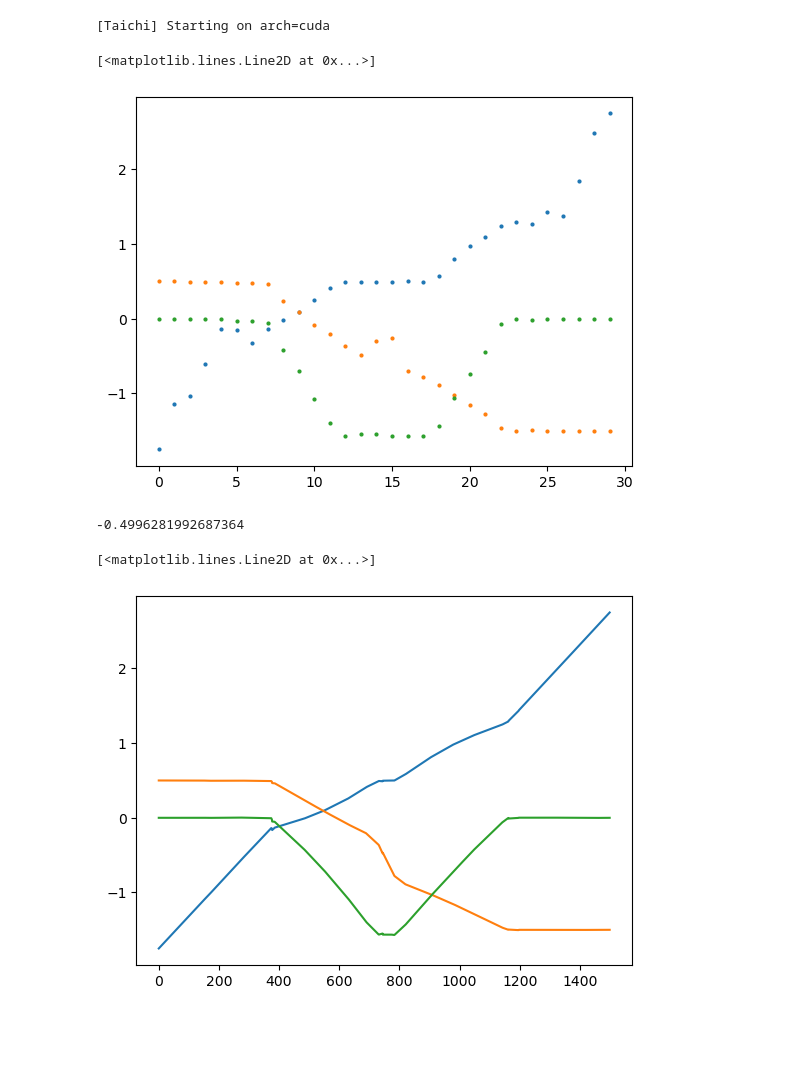
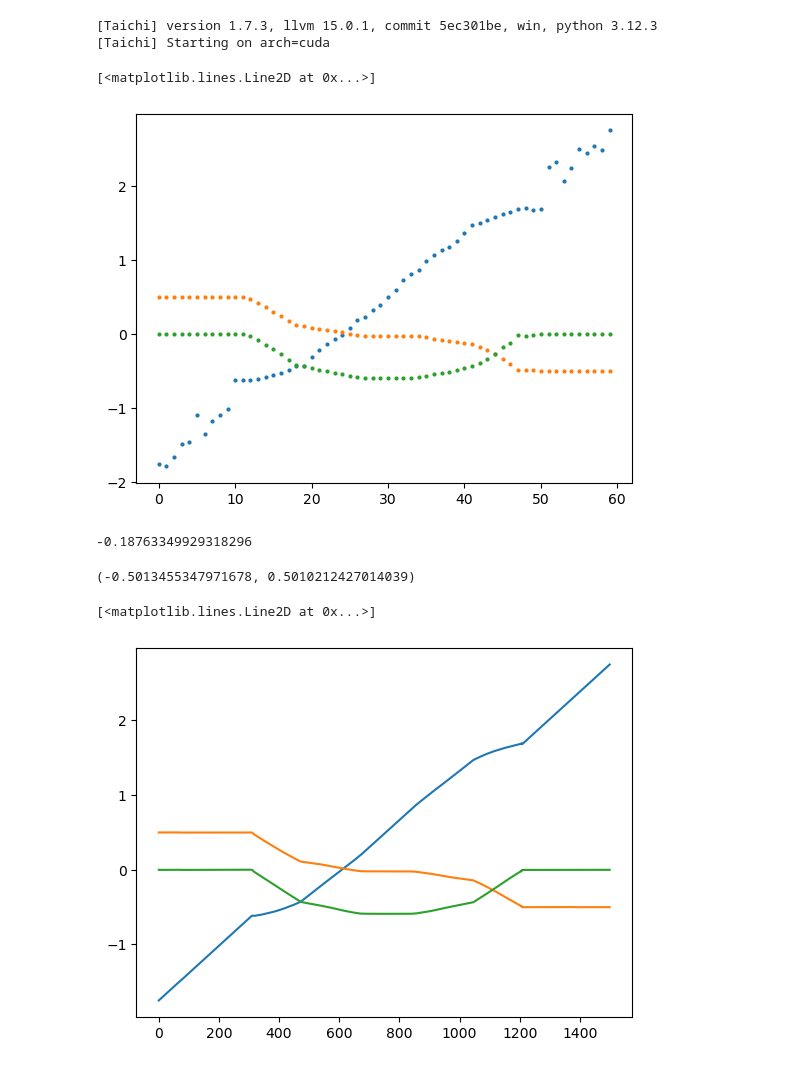
Before and after one commit to ShengzhiWu/moving-sofa-problem, a Jupyter notebook: src/制作动画.ipynb, the cells around one changed output. Cells and saved outputs as stored; diff of their text form; code cells hidden in the pictures; blank space fills up the shorter version.

```diff
--- a/src/制作动画.ipynb
+++ b/src/制作动画.ipynb
@@ -1,6 +1,6 @@
 # %%
 import numpy as np
-from scipy.ndimage import zoom
+# from scipy.ndimage import zoom
 import matplotlib.pyplot as plt
 import taichi as ti
 from utils import get_sofa, monotonicly_interpolate
@@ -9,8 +9,8 @@ from PIL import Image
 
 ti.init(arch=ti.gpu)
 
-xs, ys, rotations = np.load('trajectory/双拐角_offset2.0/sofa_488.npy')
-# xs, ys, rotations = np.load('trajectory/双拐角_offset1/sofa_3394.npy')
+# xs, ys, rotations = np.load('../trajectory/双拐角_offset2.0/sofa_488.npy')
+xs, ys, rotations = np.load('../trajectory/双拐角_offset1/sofa_3394.npy')
 
 # 数据点
 plt.plot(xs, 'o', markersize=2)
@@ -22,28 +22,37 @@ plt.plot(rotations, 'o', markersize=2)
 # plt.plot(zoom(ys, zoom=101, order=1))
 # plt.plot(zoom(rotations, zoom=101, order=1))
 # %% [output]
+[Taichi] version 1.7.3, llvm 15.0.1, commit 5ec301be, win, python 3.12.3
 [Taichi] Starting on arch=cuda
 [<matplotlib.lines.Line2D at 0x...>]
-[figure, old version]
+[figure, new version]
 # %%
 np.min(rotations) / np.pi
 # %% [output]
--0.4996281992687364
+-0.18763349929318296
+# %%
+np.min(ys), np.max(ys)
+# %% [output]
+(-0.5013455347971678, 0.5010212427014039)
 # %%
-# keys = xs - ys - rotations * 0.5  # 要求这个函数单调递增来重新采样
-# keys = xs - ys  # 要求这个函数单调递增来重新采样
-keys = xs - ys - (ys + 0.5) * rotations * 0.3  # 要求这个函数单调递增来重新采样
+def key_function(xs, ys, rotations):  # 要求这个函数单调递增来重新采样
+    # keys = xs - ys - rotations * 0.5
+    # keys = xs - ys
+    # return xs - ys - (ys + 0.5) * rotations * 0.3  # 适配双拐角沙发（offset = 2）
+    return xs - ys - (ys + 0) * rotations * 0.4  # 适配双拐角沙发（offset = 1）
+
+keys = key_function(xs, ys, rotations)
 xs_monotonic, ys_monotonic, rotations_monotonic = monotonicly_interpolate(
     keys,
     np.array([xs, ys, rotations]).T,
     1500,
     key_min=keys[0],
     key_max=keys[-1]
 ).T
 plt.plot(xs_monotonic)
 plt.plot(ys_monotonic)
 plt.plot(rotations_monotonic)
 # %% [output]
 [<matplotlib.lines.Line2D at 0x...>]
-[figure, old version]
+[figure, new version]
 # %%
```
Also changed, not shown: parts of 5 cells of this notebook, 4 other files.
